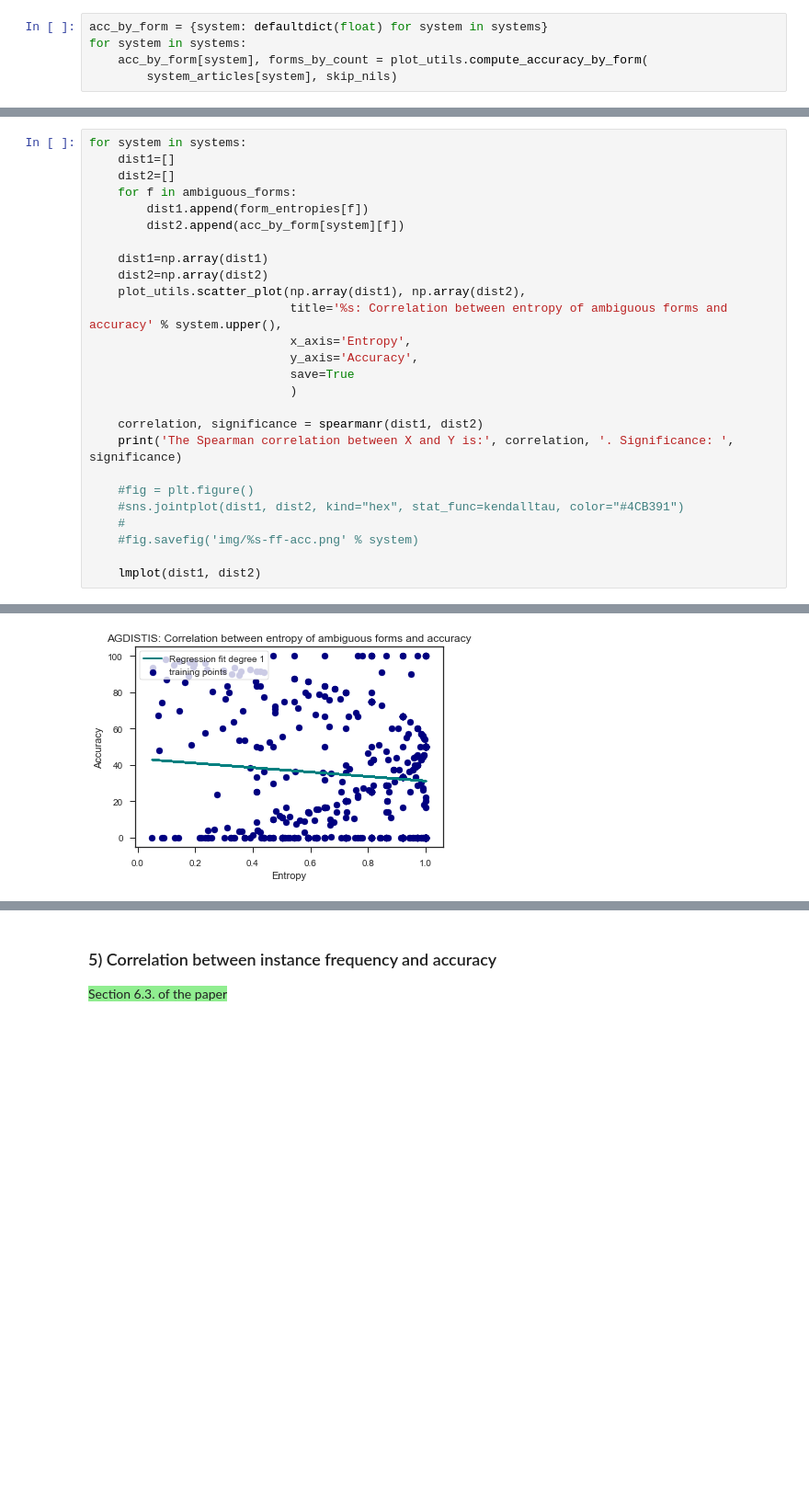
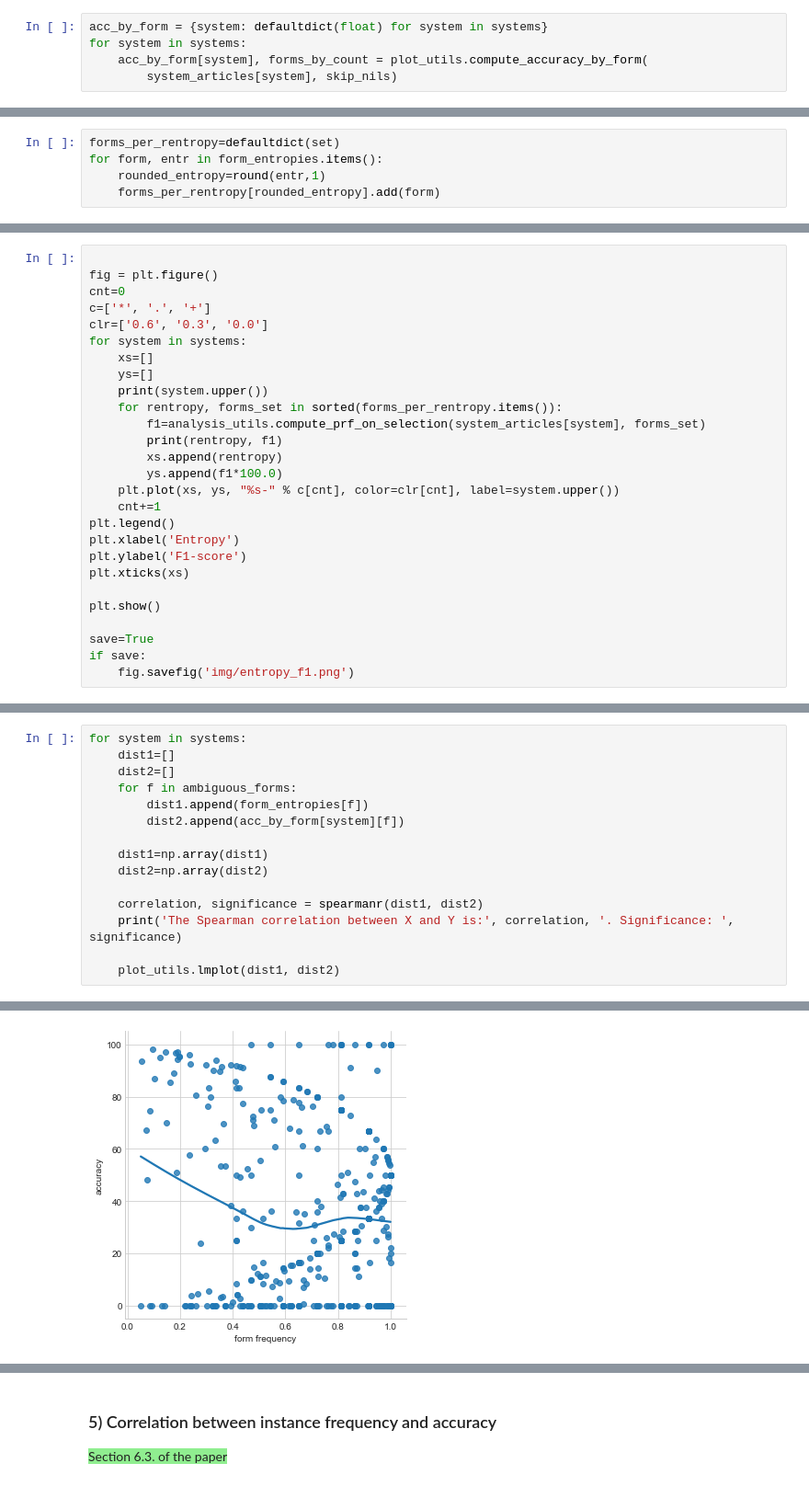
Before and after one commit to cltl/EL-long-tail-phenomena, a Jupyter notebook: System Analysis.ipynb, the cells around one changed output, grey strips where cells are left out. Shown at 92% size. Cells and saved outputs as stored; diff of their text form; blank space fills up the shorter version.

```diff
--- a/System Analysis.ipynb
+++ b/System Analysis.ipynb
@@ -371,0 +243,5 @@ if save:
+# %%
+forms_per_rentropy=defaultdict(set)
+for form, entr in form_entropies.items():
+    rounded_entropy=round(entr,1)
+    forms_per_rentropy[rounded_entropy].add(form)
@@ -371,0 +250,27 @@ if save:
+# %%
+
+fig = plt.figure()
+cnt=0
+c=['*', '.', '+']
+clr=['0.6', '0.3', '0.0']
+for system in systems:
+    xs=[]
+    ys=[]
+    print(system.upper())
+    for rentropy, forms_set in sorted(forms_per_rentropy.items()):
+        f1=analysis_utils.compute_prf_on_selection(system_articles[system], forms_set)
+        print(rentropy, f1)
+        xs.append(rentropy)
+        ys.append(f1*100.0)
+    plt.plot(xs, ys, "%s-" % c[cnt], color=clr[cnt], label=system.upper())
+    cnt+=1
+plt.legend()
+plt.xlabel('Entropy')
+plt.ylabel('F1-score')
+plt.xticks(xs)
+
+plt.show()
+
+save=True
+if save:
+    fig.savefig('img/entropy_f1.png')
@@ -379,20 +305,9 @@ for system in systems:
 
     dist1=np.array(dist1)
     dist2=np.array(dist2)
-    plot_utils.scatter_plot(np.array(dist1), np.array(dist2),
-                            title='%s: Correlation between entropy of ambiguous forms and accuracy' % system.upper(),
-                            x_axis='Entropy',
-                            y_axis='Accuracy',
-                            save=True
-                            )
 
     correlation, significance = spearmanr(dist1, dist2)
     print('The Spearman correlation between X and Y is:', correlation, '. Significance: ', significance)
 
-    #fig = plt.figure()
-    #sns.jointplot(dist1, dist2, kind="hex", stat_func=kendalltau, color="#4CB391")
-    #
-    #fig.savefig('img/%s-ff-acc.png' % system)
-
-    lmplot(dist1, dist2)
+    plot_utils.lmplot(dist1, dist2)
 # %% [output]
@@ -399 +317 @@ for system in systems:
-[figure, old version]
+[figure, new version]
```
Also changed, not shown: parts of 62 cells of this notebook, 7 other files.
